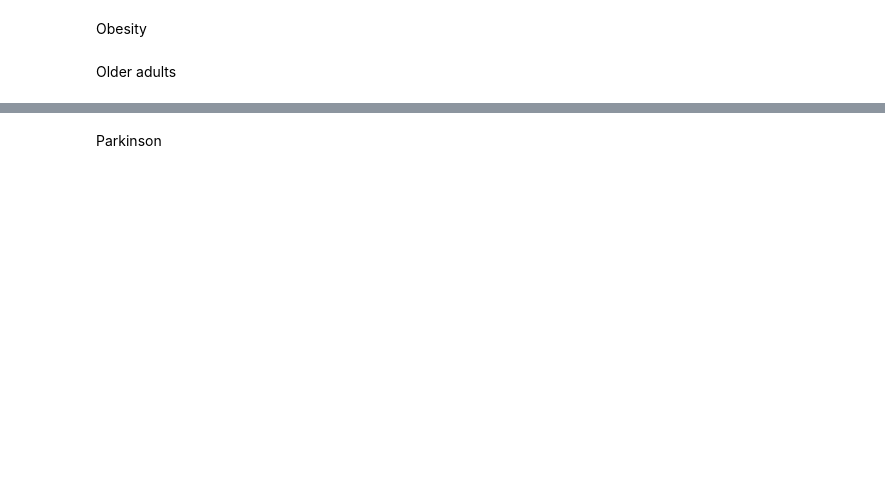
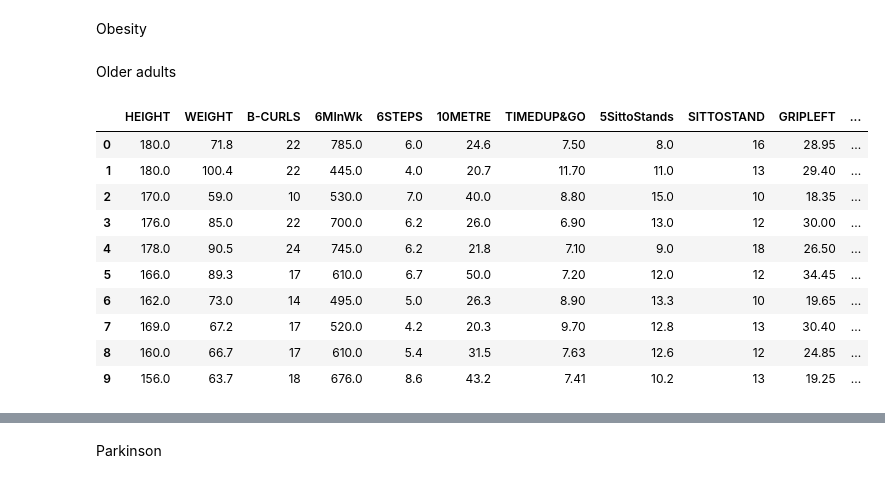
Before and after one commit to juliettm/fairness_in_regression, a Jupyter notebook: datasets_processing/datasets.ipynb, the cells around one changed output, grey strips where cells are left out. Saved outputs shown, nothing was run; the diff lists cells and outputs as text; code cells hidden in the pictures; blank space fills up the shorter version.

```diff
--- a/datasets_processing/datasets.ipynb
+++ b/datasets_processing/datasets.ipynb
@@ -794,30 +867,42 @@ dataset[explanatory_variables].shape
 # %% [markdown]
 Older adults
 # %%
-df = pd.read_csv("..datasets/olderadults/older_adults.csv", sep=';')
+df = pd.read_csv("../datasets/olderadults/older_adults.csv", sep=';')
 
-columns = ['HEIGHT', 'WEIGHT', 'B-CURLS', '6 MInWk', '6 STEPS', '10 METRE', 'TIMED UP&GO', '5 Sit to Stands',
-           'SIT TO STAND', 'GRIP LEFT', 'GRIP RIGHT', 'FR1', 'FR2', 'FR3', 'SEX ', 'TOTAL MISTAKES']
+columns = ['HEIGHT', 'WEIGHT', 'B-CURLS', '6MInWk', '6STEPS', '10METRE', 'TIMEDUP&GO', '5SittoStands',
+                   'SITTOSTAND', 'GRIPLEFT', 'GRIPRIGHT', 'FR1', 'FR2', 'FR3', 'SEX', 'TOTALMISTAKES']
 
 data = df[columns]
 
 dataset = pd.DataFrame()
 for c in columns:
     if data[c].dtypes == 'O':
         new_col = data[c].apply(lambda x: float(x.replace(',', '.')))
         dataset[c] = new_col
     else:
         dataset[c] = data[c]
 
-dataset.rename(columns={'TOTAL MISTAKES': 'mistakes'}, inplace=True)
+dataset.rename(columns={'TOTALMISTAKES': 'mistakes'}, inplace=True)
 dataset.rename(columns={'SEX ': 'sex'}, inplace=True)
 
 
 # computing the binary outcome
 dataset['mistakes_binary'] = dataset['mistakes'] >= 8
 dataset['mistakes_binary'] = dataset['mistakes_binary'].astype(int)
 
 dataset.reset_index(drop=True, inplace=True)
 dataset.head(10)
+# %% [output]
+|  | HEIGHT | WEIGHT | B-CURLS | 6MInWk | 6STEPS | 10METRE | TIMEDUP&GO | 5SittoStands | SITTOSTAND | GRIPLEFT | ... |
+| 0 | 180.0 | 71.8 | 22 | 785.0 | 6.0 | 24.6 | 7.50 | 8.0 | 16 | 28.95 | ... |
+| 1 | 180.0 | 100.4 | 22 | 445.0 | 4.0 | 20.7 | 11.70 | 11.0 | 13 | 29.40 | ... |
+| 2 | 170.0 | 59.0 | 10 | 530.0 | 7.0 | 40.0 | 8.80 | 15.0 | 10 | 18.35 | ... |
+| 3 | 176.0 | 85.0 | 22 | 700.0 | 6.2 | 26.0 | 6.90 | 13.0 | 12 | 30.00 | ... |
+| 4 | 178.0 | 90.5 | 24 | 745.0 | 6.2 | 21.8 | 7.10 | 9.0 | 18 | 26.50 | ... |
+| 5 | 166.0 | 89.3 | 17 | 610.0 | 6.7 | 50.0 | 7.20 | 12.0 | 12 | 34.45 | ... |
+| 6 | 162.0 | 73.0 | 14 | 495.0 | 5.0 | 26.3 | 8.90 | 13.3 | 10 | 19.65 | ... |
+| 7 | 169.0 | 67.2 | 17 | 520.0 | 4.2 | 20.3 | 9.70 | 12.8 | 13 | 30.40 | ... |
+| 8 | 160.0 | 66.7 | 17 | 610.0 | 5.4 | 31.5 | 7.63 | 12.6 | 12 | 24.85 | ... |
+| 9 | 156.0 | 63.7 | 18 | 676.0 | 8.6 | 43.2 | 7.41 | 10.2 | 13 | 19.25 | ... |
 # %%
 dataset.isna().sum()
```
Also changed, not shown: parts of 23 cells of this notebook, 5 other files.
